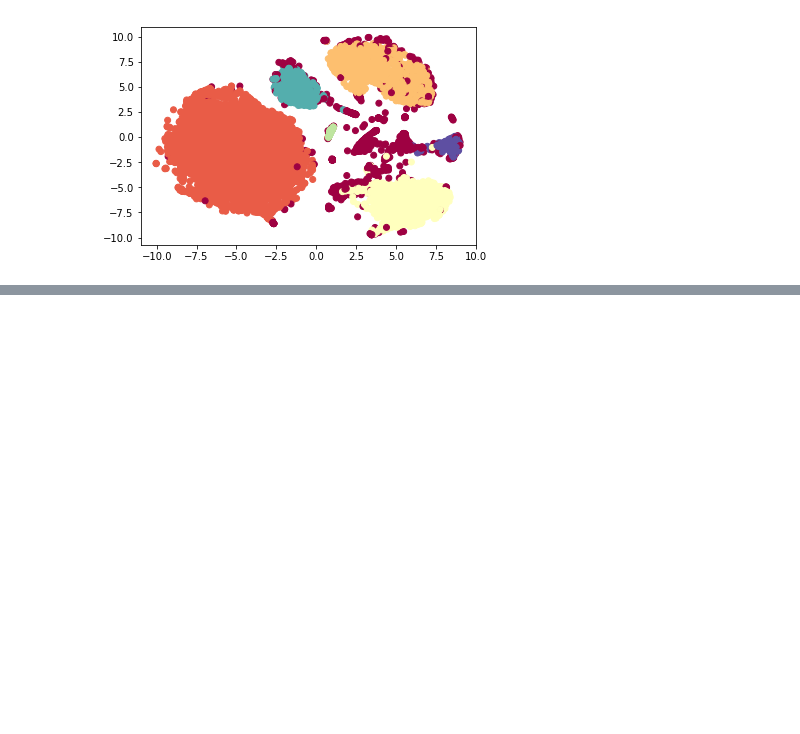
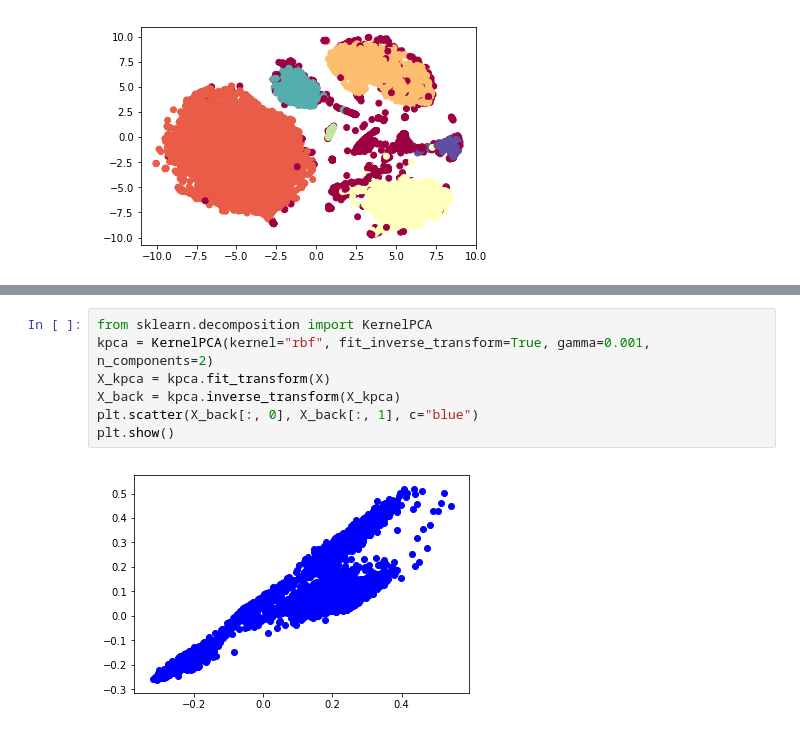
Before and after one commit to statisticalbiotechnology/algbioinfo, a Jupyter notebook: nb/CyTOF.ipynb, the cells around one changed output, grey strips where cells are left out. Saved outputs shown, nothing was run; the diff lists cells and outputs as text; blank space fills up the shorter version.

```diff
--- a/nb/CyTOF.ipynb
+++ b/nb/CyTOF.ipynb
@@ -193,0 +201,9 @@ plt.show()
+# %%
+from sklearn.decomposition import KernelPCA
+kpca = KernelPCA(kernel="rbf", fit_inverse_transform=True, gamma=0.001, n_components=2)
+X_kpca = kpca.fit_transform(X)
+X_back = kpca.inverse_transform(X_kpca)
+plt.scatter(X_back[:, 0], X_back[:, 1], c="blue")
+plt.show()
+# %% [output]
+[figure, added]
```
Also changed, not shown: parts of 4 cells of this notebook, 1 other file.
